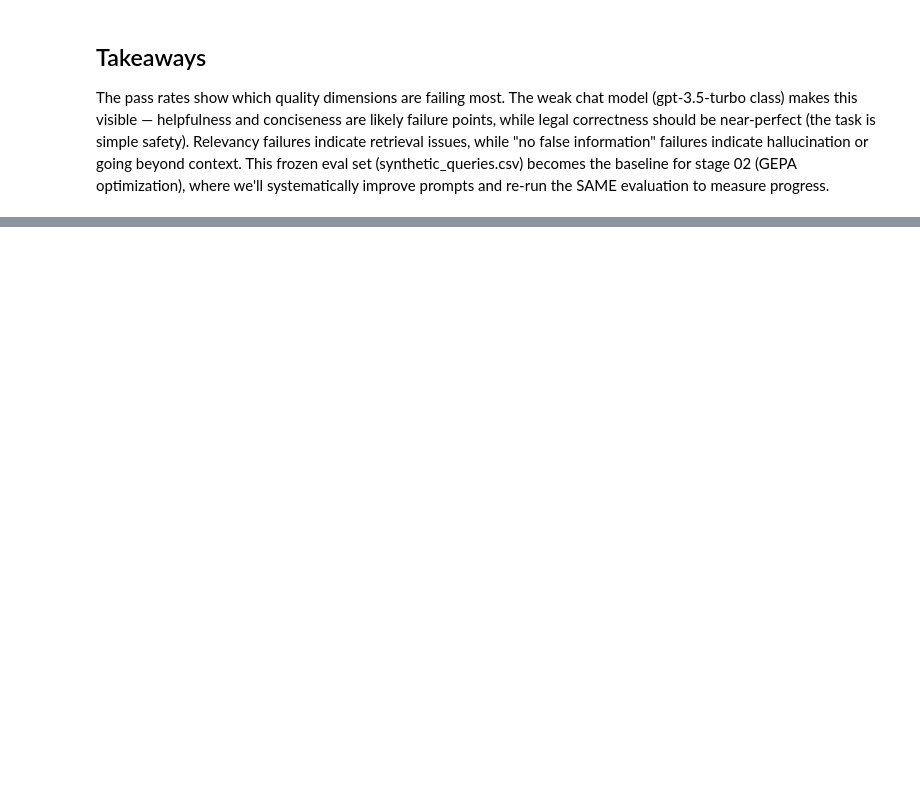
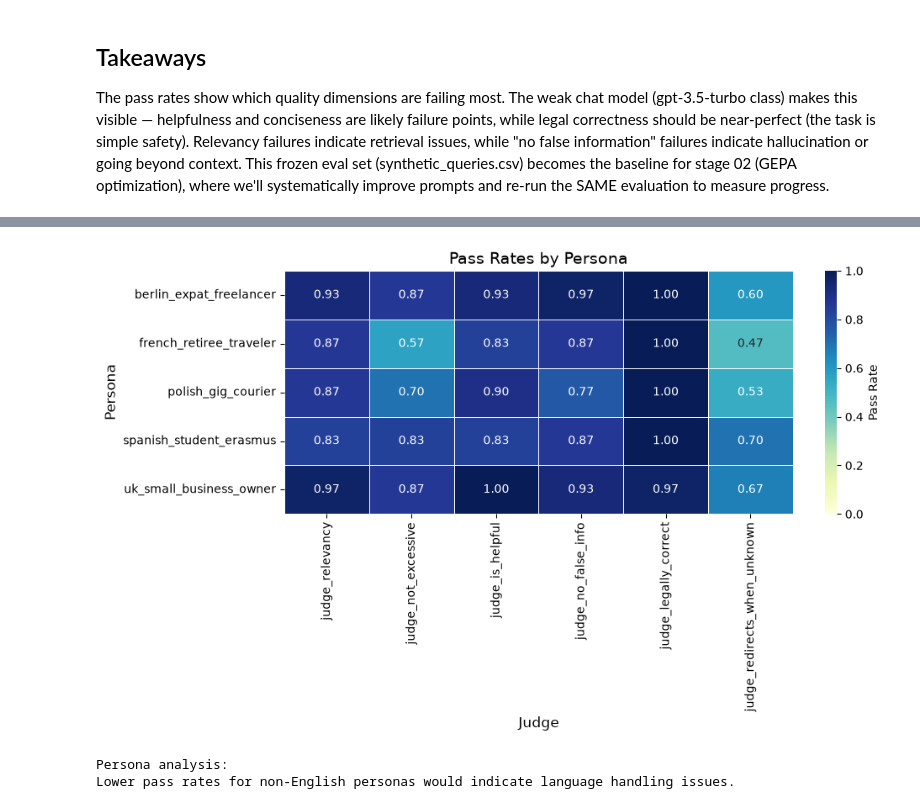
Before and after one commit to vstakhovsky/evals-chatbot, a Jupyter notebook: 01_rag_baseline/faq_rag_chatbot.ipynb, the cells around one changed output, grey strips where cells are left out. Drawn from its saved outputs; the diff is of its cells as text; code cells hidden in the pictures; blank space fills up the shorter version.

```diff
--- a/01_rag_baseline/faq_rag_chatbot.ipynb
+++ b/01_rag_baseline/faq_rag_chatbot.ipynb
@@ -464,0 +553,27 @@ The pass rates show which quality dimensions are failing most. The weak chat mod
+# %%
+# Pass rates by persona
+persona_rates = eval_results_df.groupby("persona")[METRIC_COLS].mean()
+
+plt.figure(figsize=(10, 6))
+sns.heatmap(
+    persona_rates,
+    annot=True,
+    fmt=".2f",
+    cmap="YlGnBu",
+    vmin=0,
+    vmax=1,
+    linewidths=0.5,
+    cbar_kws={"label": "Pass Rate"},
+)
+plt.title("Pass Rates by Persona", fontsize=14)
+plt.xlabel("Judge", fontsize=12)
+plt.ylabel("Persona", fontsize=12)
+plt.tight_layout()
+plt.show()
+
+print("Persona analysis:")
+print("Lower pass rates for non-English personas would indicate language handling issues.")
+# %% [output]
+[figure, added]
+Persona analysis:
+Lower pass rates for non-English personas would indicate language handling issues.
```
Also changed, not shown: parts of 11 cells of this notebook.
